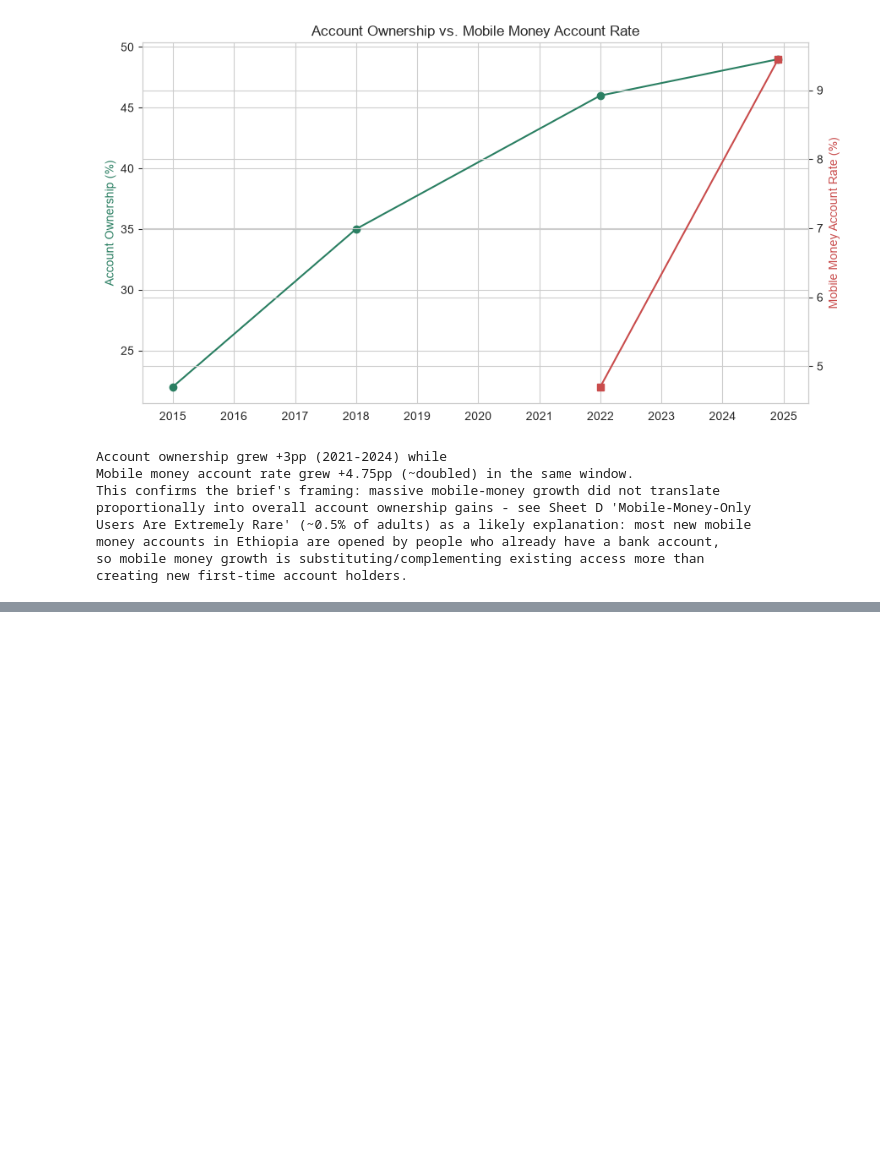
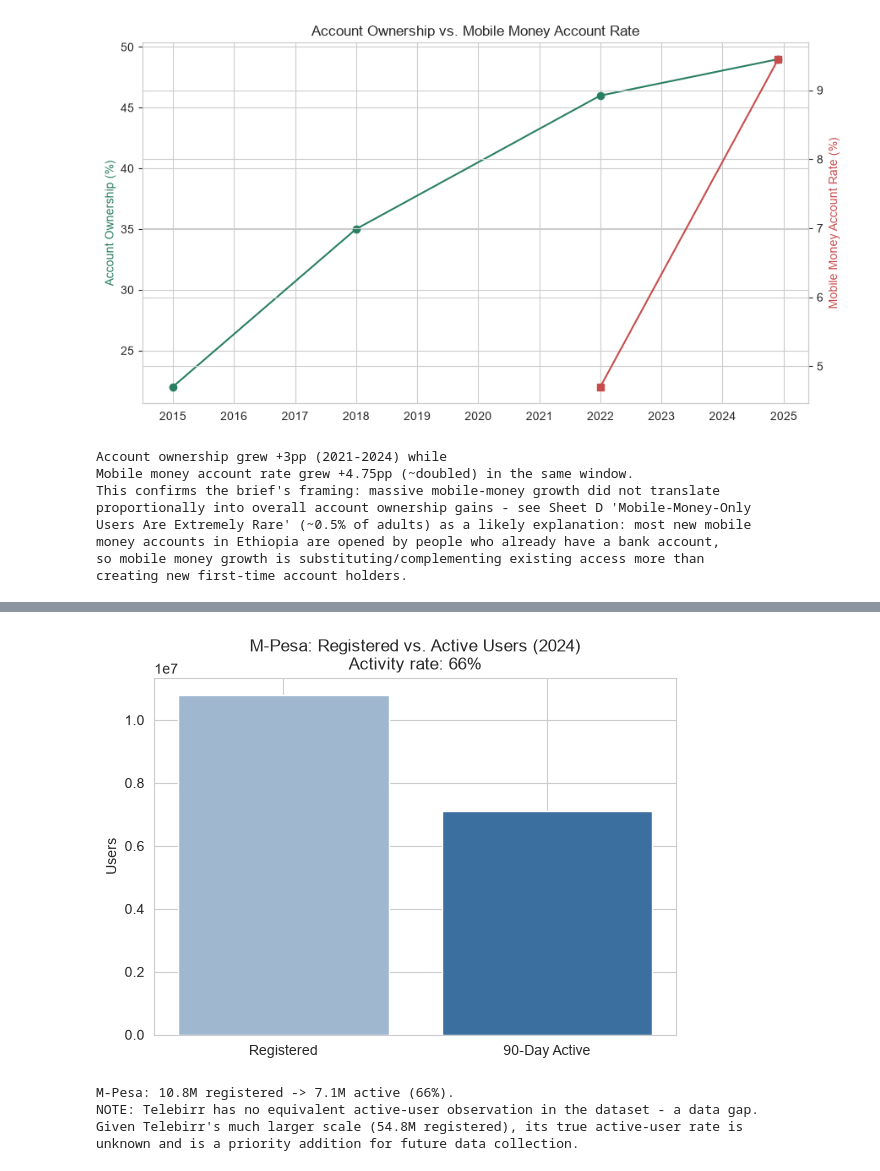
Before and after one commit to ekram-kemer1/ethiopia-fi-forecast, a Jupyter notebook: notebooks/task2_eda.ipynb, the cells around one changed output, grey strips where cells are left out. Saved outputs shown, nothing was run; the diff lists cells and outputs as text; code cells hidden in the pictures; blank space fills up the shorter version.

Commit message:
feat: complete Task 2 exploratory data analysis

```diff
--- a/notebooks/task2_eda.ipynb
+++ b/notebooks/task2_eda.ipynb
@@ -167,0 +184,21 @@ creating new first-time account holders.
+# %%
+mpesa_active = obs[obs["indicator_code"] == "USG_MPESA_ACTIVE"]["value_numeric"].iloc[0]
+mpesa_reg = mpesa["value_numeric"].iloc[0]
+active_rate = obs[obs["indicator_code"] == "USG_ACTIVE_RATE"]["value_numeric"].iloc[0]
+
+plt.figure(figsize=(6, 4.5))
+plt.bar(["Registered", "90-Day Active"], [mpesa_reg, mpesa_active], color=["#9fb8d0", "#3b6fa0"])
+plt.title(f"M-Pesa: Registered vs. Active Users (2024)\nActivity rate: {active_rate:.0f}%")
+plt.ylabel("Users")
+plt.tight_layout()
+plt.show()
+print(f"M-Pesa: {mpesa_reg/1e6:.1f}M registered -> {mpesa_active/1e6:.1f}M active ({active_rate:.0f}%).")
+print("NOTE: Telebirr has no equivalent active-user observation in the dataset - a data gap.")
+print("Given Telebirr's much larger scale (54.8M registered), its true active-user rate is")
+print("unknown and is a priority addition for future data collection.")
+# %% [output]
+[figure, added]
+M-Pesa: 10.8M registered -> 7.1M active (66%).
+NOTE: Telebirr has no equivalent active-user observation in the dataset - a data gap.
+Given Telebirr's much larger scale (54.8M registered), its true active-user rate is
+unknown and is a priority addition for future data collection.
```
Also changed, not shown: parts of 8 cells of this notebook.
